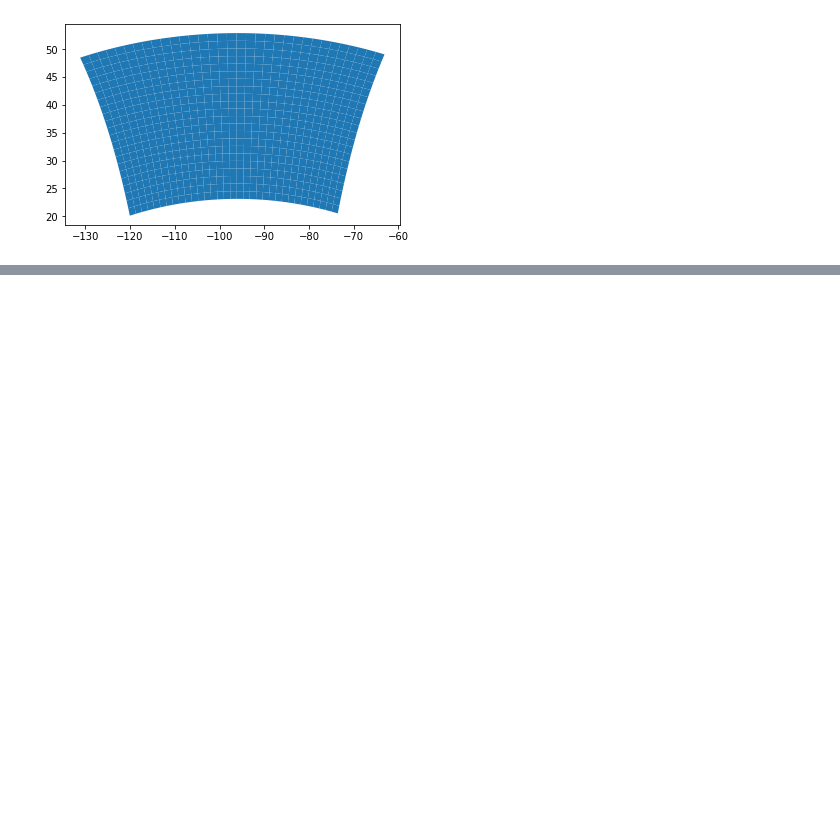
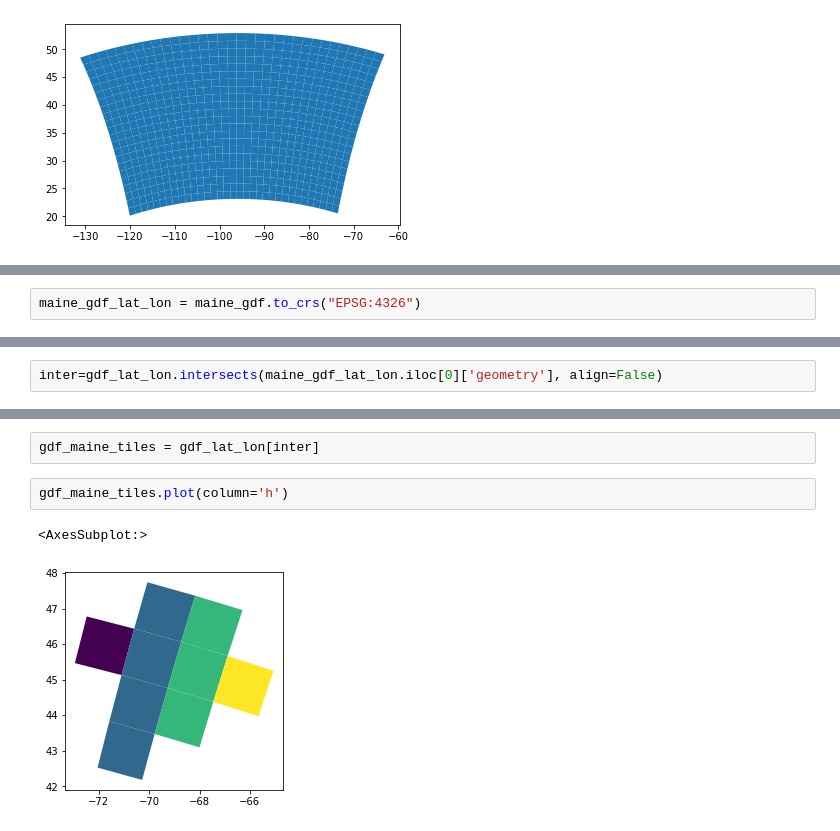
Before and after one commit to tonybutzer/c-experiments, a Jupyter notebook: 2_Gridding_For_Scale/1_ard_tile_stuff.ipynb, the cells around one changed output, grey strips where cells are left out. Saved outputs shown, nothing was run; the diff lists cells and outputs as text; blank space fills up the shorter version.

```diff
--- a/2_Gridding_For_Scale/1_ard_tile_stuff.ipynb
+++ b/2_Gridding_For_Scale/1_ard_tile_stuff.ipynb
@@ -169,0 +250,2 @@ gdf_lat_lon.plot()
+# %%
+maine_gdf_lat_lon = maine_gdf.to_crs("EPSG:4326")
@@ -169,0 +257,2 @@ gdf_lat_lon.plot()
+# %%
+inter=gdf_lat_lon.intersects(maine_gdf_lat_lon.iloc[0]['geometry'], align=False)
@@ -169,0 +274,7 @@ gdf_lat_lon.plot()
+# %%
+gdf_maine_tiles = gdf_lat_lon[inter]
+# %%
+gdf_maine_tiles.plot(column='h')
+# %% [output]
+<AxesSubplot:>
+[figure, added]
```
Also changed, not shown: parts of 17 cells of this notebook, 12 other files.
